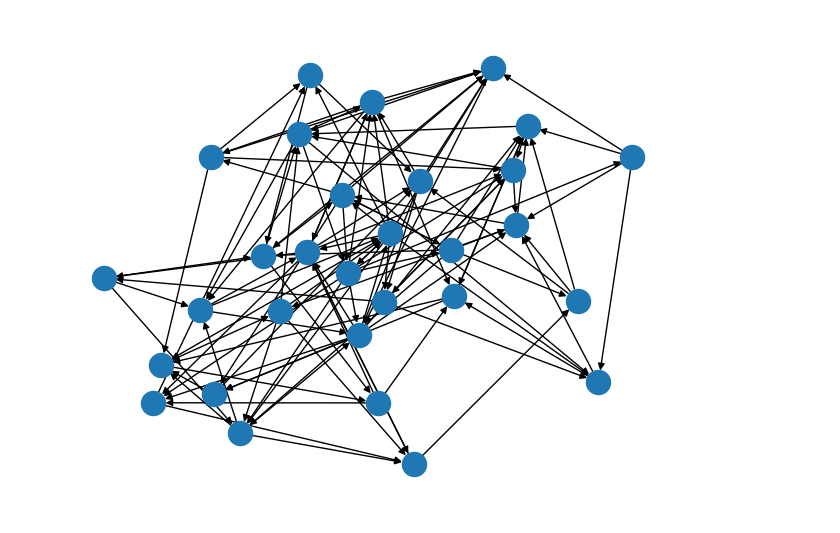
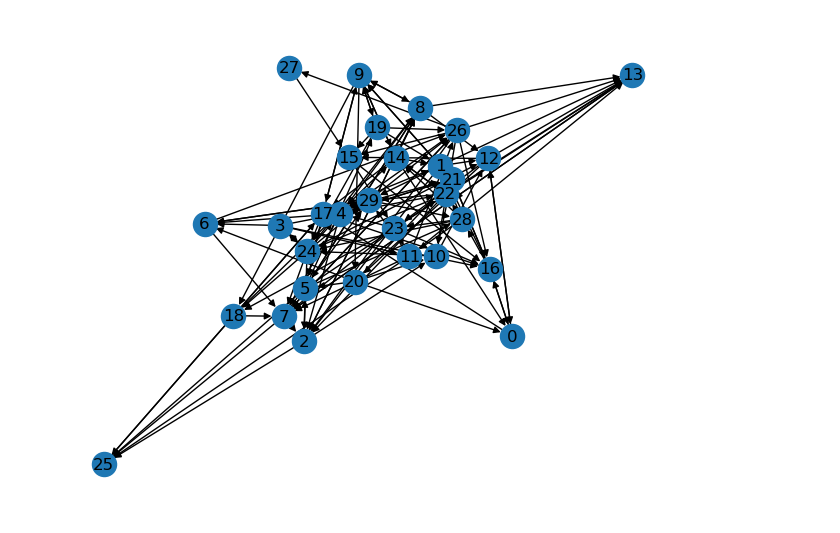
Before and after one commit to clique-cb/simple-eigentrust, a Jupyter notebook: notebook/eigentrust.ipynb, the cells around one changed output. Drawn from its saved outputs; the diff is of its cells as text; code cells hidden in the pictures.

```diff
--- a/notebook/eigentrust.ipynb
+++ b/notebook/eigentrust.ipynb
@@ -3,11 +4,29 @@ import numpy as np
 import networkx as nx
 import matplotlib.pyplot as plt
 # %%
-def create_random_digraph(n, p, weights_range=(0, 1)):
+def create_random_digraph(n, p):
     G = nx.DiGraph()
     for i in range(n):
-        G.add_edge(i, i, weight=1)
+        # G.add_edge(i, i, weight=1)
         for j in range(n):
             if i != j and np.random.rand() < p:
-                G.add_edge(i, j, weight=np.random.uniform(*weights_range))
+                w = np.random.uniform(0.0, 1.0)
+                G.add_edge(i, j, weight=w)
     return G
+
+def create_cycle(n):
+    G = nx.DiGraph()
+    for i in range(n):
+        G.add_edge(i, (i+1)%n, weight=1.0)
+
+    return G
+
+def to_absolute_capacities(G, max_money=1000):
+    G_abs = nx.DiGraph()
+    for u, v, d in G.edges(data=True):
+        G_abs.add_edge(u, v, capacity=int(d['weight']*max_money))
+    return G_abs
+
+
+def create_random_digraph_absolute(n, p, max_money=1000):
+    return to_absolute_capacities(create_random_digraph(n, p), max_money)
@@ -14,2 +87,3 @@ def create_random_digraph(n, p, weights_range=(0, 1)):
 # %%
-G = create_random_digraph(30, 0.1)
+G = create_random_digraph(30, 0.15)
+nx.is_strongly_connected(G)
@@ -16,5 +99,5 @@ G = create_random_digraph(30, 0.1)
 # %%
-nx.draw(G, with_labels=False)
+nx.draw(G, with_labels=True)
 # %% [output]
-[figure, old version]
+[figure, new version]
 # %%
```
Also changed, not shown: parts of 32 cells of this notebook.
